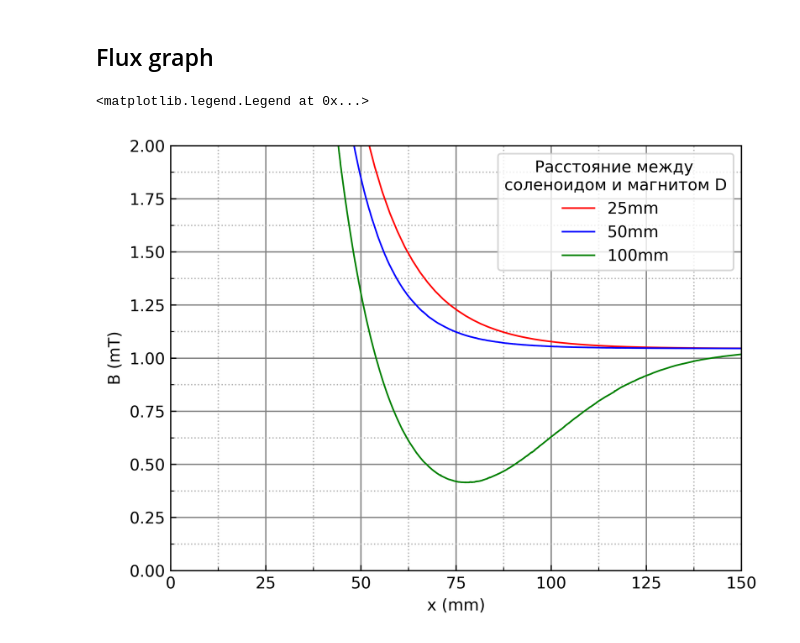
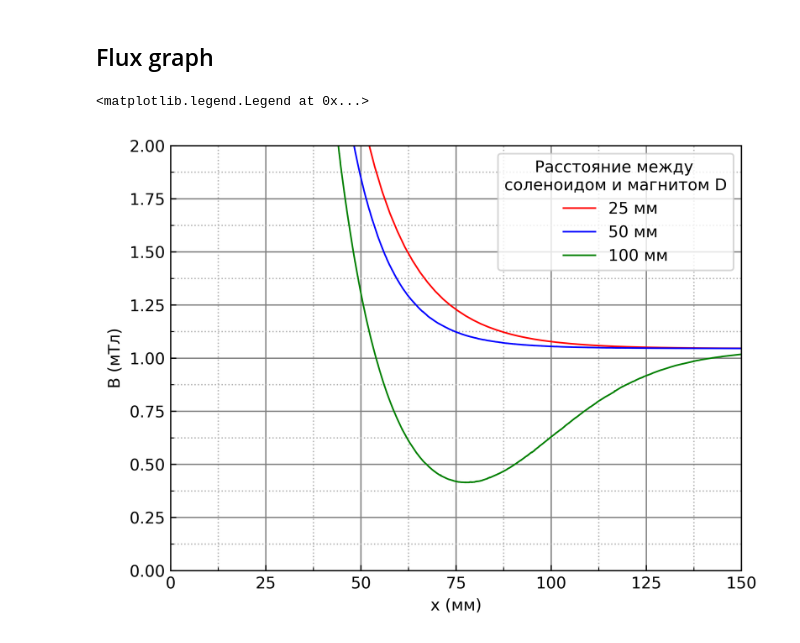
Before and after one commit to MohannadC/tof, a Jupyter notebook: smth.ipynb, the cells around one changed output. Saved outputs shown, nothing was run; the diff lists cells and outputs as text; code cells hidden in the pictures.

Commit message:
Tweaks and graph optimization feat

```diff
--- a/smth.ipynb
+++ b/smth.ipynb
@@ -342,29 +307,29 @@ leg = ax.legend(title="      Расстояние между\nсоленоидо
 # %%
 %matplotlib inline
 import matplotlib.pyplot as plt
 from funcs import *
 
 fig, ax = plt.subplots(dpi=600)
 x_start = 0
 x_end = 150
 x_interval = 25
 y_start = 0
 y_end = 2
 y_interval = 0.25
 
 x1, y1 = read_file('./data/flux_25mm.txt', delimeter=None)
 x2, y2 = read_file('./data/flux_50mm.txt', delimeter=None)
 x3, y3 = read_file('./data/flux_100mm.txt', delimeter=None)
 
-ax.plot(x1, y1, c='r', lw=1, label='25mm')
-ax.plot(x2, y2, c='b', lw=1, label='50mm')
-ax.plot(x3, y3, c='g', lw=1, label='100mm')
+ax.plot(x1, y1, c='r', lw=1, label='25 мм')
+ax.plot(x2, y2, c='b', lw=1, label='50 мм')
+ax.plot(x3, y3, c='g', lw=1, label='100 мм')
 
 decorate(ax, (x_start, x_end, x_interval), (y_start, y_end, y_interval),
-    r"x (mm)",
-    r"B (mT)",
+    r"x (мм)",
+    r"B (мТл)",
       set=True, legend = True)
 ax.legend(title="      Расстояние между\nсоленоидом и магнитом D")
 # %% [output]
 <matplotlib.legend.Legend at 0x...>
-[figure, old version]
+[figure, new version]
```
Also changed, not shown: parts of 7 cells of this notebook, 1 other file.
